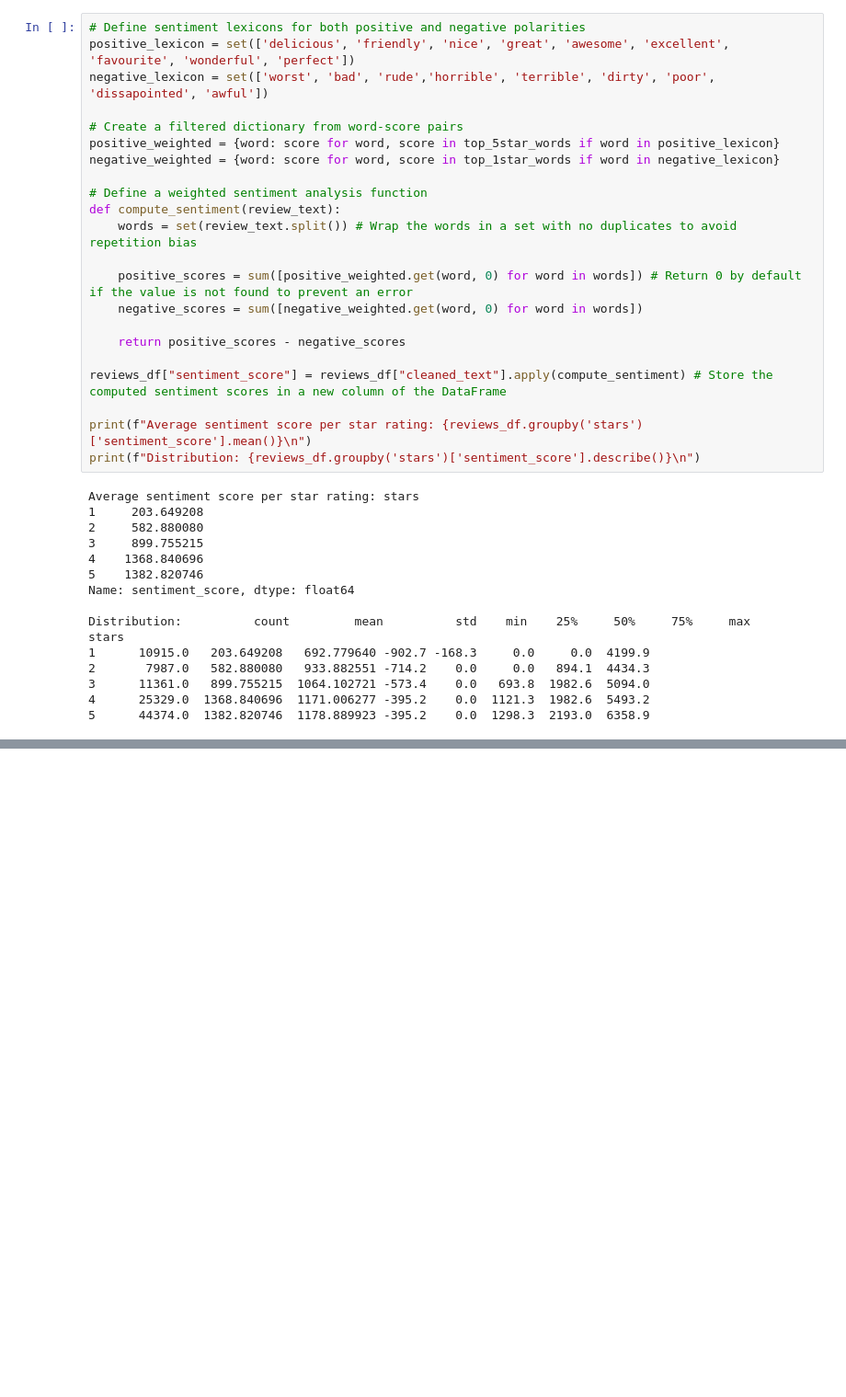
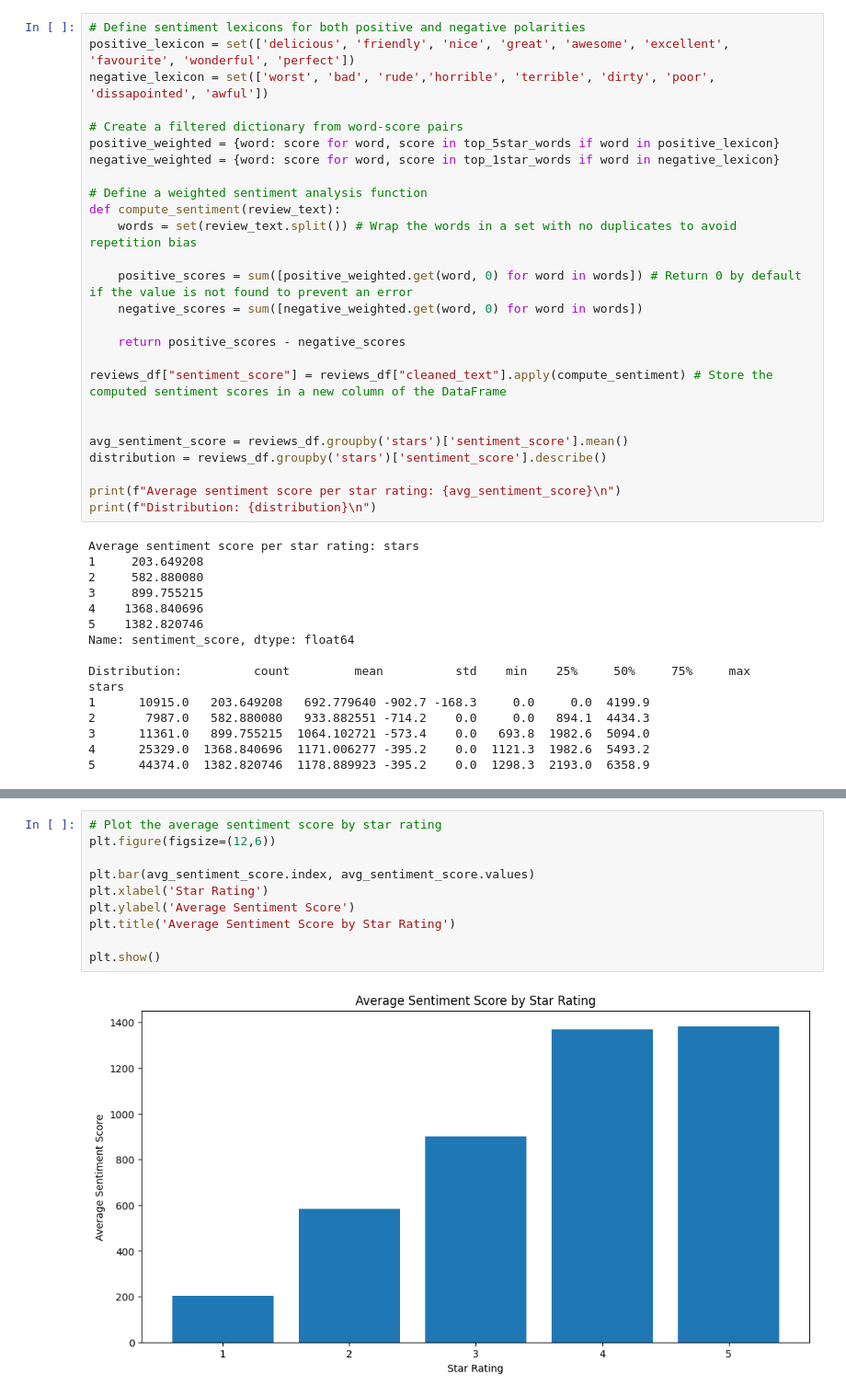
Before and after one commit to codingbyjane/Yelp-Reviews-Sentiment-Analysis, a Jupyter notebook: notebooks/Yelp_Sentiment_Analysis.ipynb, the cells around one changed output, grey strips where cells are left out. Shown at 92% size. Drawn from its saved outputs; the diff is of its cells as text; blank space fills up the shorter version.

```diff
--- a/notebooks/Yelp_Sentiment_Analysis.ipynb
+++ b/notebooks/Yelp_Sentiment_Analysis.ipynb
@@ -235,8 +236,12 @@ def compute_sentiment(review_text):
 
 reviews_df["sentiment_score"] = reviews_df["cleaned_text"].apply(compute_sentiment) # Store the computed sentiment scores in a new column of the DataFrame
 
-print(f"Average sentiment score per star rating: {reviews_df.groupby('stars')['sentiment_score'].mean()}\n")
-print(f"Distribution: {reviews_df.groupby('stars')['sentiment_score'].describe()}\n")
+
+avg_sentiment_score = reviews_df.groupby('stars')['sentiment_score'].mean()
+distribution = reviews_df.groupby('stars')['sentiment_score'].describe()
+
+print(f"Average sentiment score per star rating: {avg_sentiment_score}\n")
+print(f"Distribution: {distribution}\n")
 # %% [output]
 Average sentiment score per star rating: stars
 1     203.649208
@@ -255,0 +273,12 @@ stars
+# %%
+# Plot the average sentiment score by star rating
+plt.figure(figsize=(12,6))
+
+plt.bar(avg_sentiment_score.index, avg_sentiment_score.values)
+plt.xlabel('Star Rating')
+plt.ylabel('Average Sentiment Score')
+plt.title('Average Sentiment Score by Star Rating')
+
+plt.show()
+# %% [output]
+[figure, added]
```
Also changed, not shown: parts of 3 cells of this notebook.
